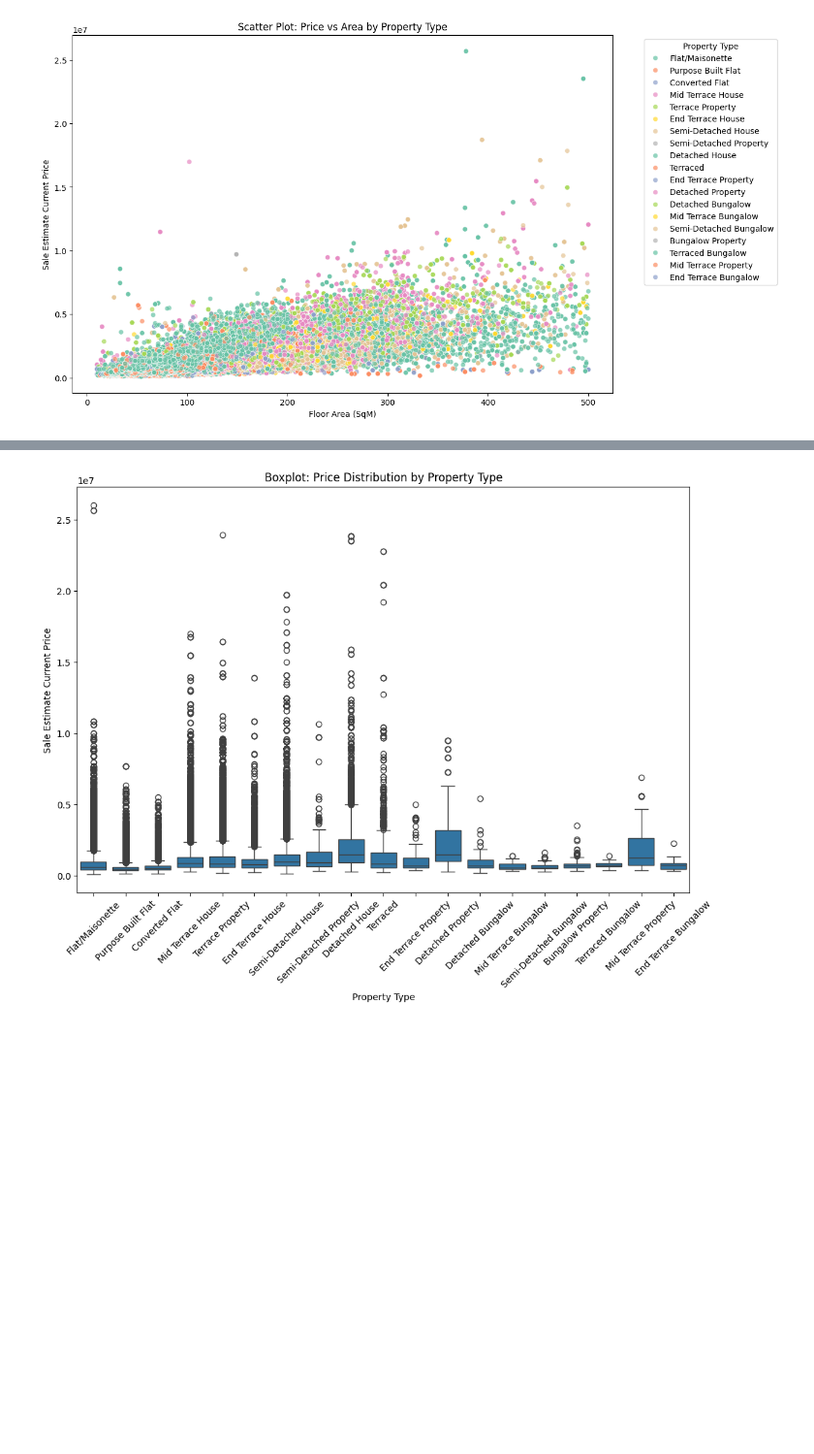
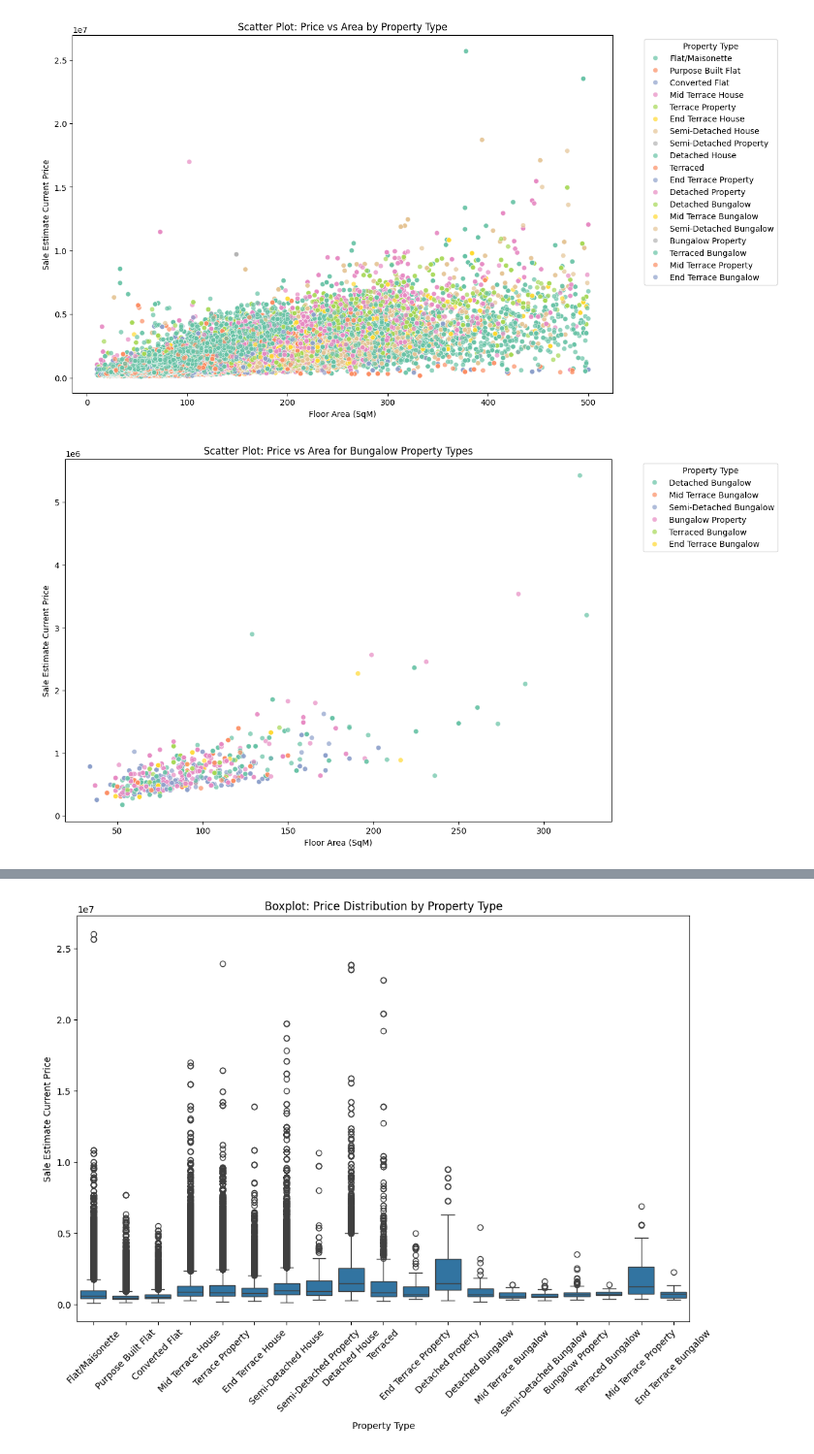
Before and after one commit to TaniaAsh/IgniteML, a Jupyter notebook: TaniaAsh/Project1/Proj1EV_2.ipynb, the cells around one changed output, grey strips where cells are left out. Shown at 97% size. Drawn from its saved outputs; the diff is of its cells as text; code cells hidden in the pictures; blank space fills up the shorter version.

```diff
--- a/TaniaAsh/Project1/Proj1EV_2.ipynb
+++ b/TaniaAsh/Project1/Proj1EV_2.ipynb
@@ -187,3 +187,24 @@ plt.legend(title='Property Type', bbox_to_anchor=(1.05, 1), loc='upper left')
 plt.show()
 # %% [output]
 [figure]
+# %%
+# Filter the data to include only rows where 'propertyType' contains the word "bungalow"
+df_bungalow = df[df['propertyType'].str.contains('bungalow', case=False, na=False)]
+
+# Plot the scatter plot for the filtered data
+plt.figure(figsize=(12, 8))
+sns.scatterplot(
+    data=df_bungalow,
+    x='floorAreaSqM',  # Floor area in square meters
+    y='saleEstimate_currentPrice',  # Sale price
+    hue='propertyType',  # Property type displayed as colors
+    palette='Set2',
+    alpha=0.7
+)
+plt.xlabel('Floor Area (SqM)')
+plt.ylabel('Sale Estimate Current Price')
+plt.title('Scatter Plot: Price vs Area for Bungalow Property Types')
+plt.legend(title='Property Type', bbox_to_anchor=(1.05, 1), loc='upper left')
+plt.show()
+# %% [output]
+[figure, added]
```
Also changed, not shown: parts of 26 cells of this notebook.
